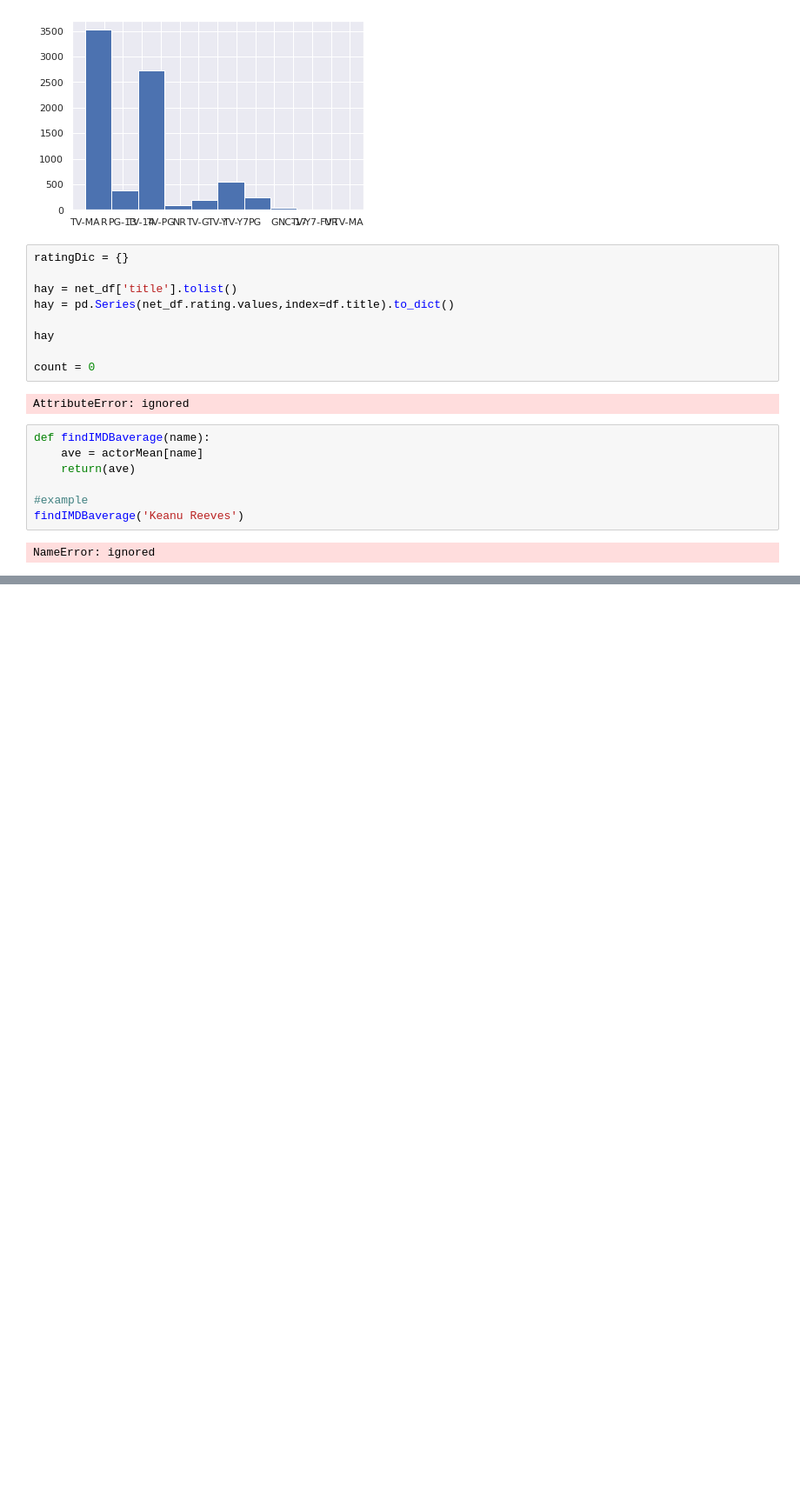
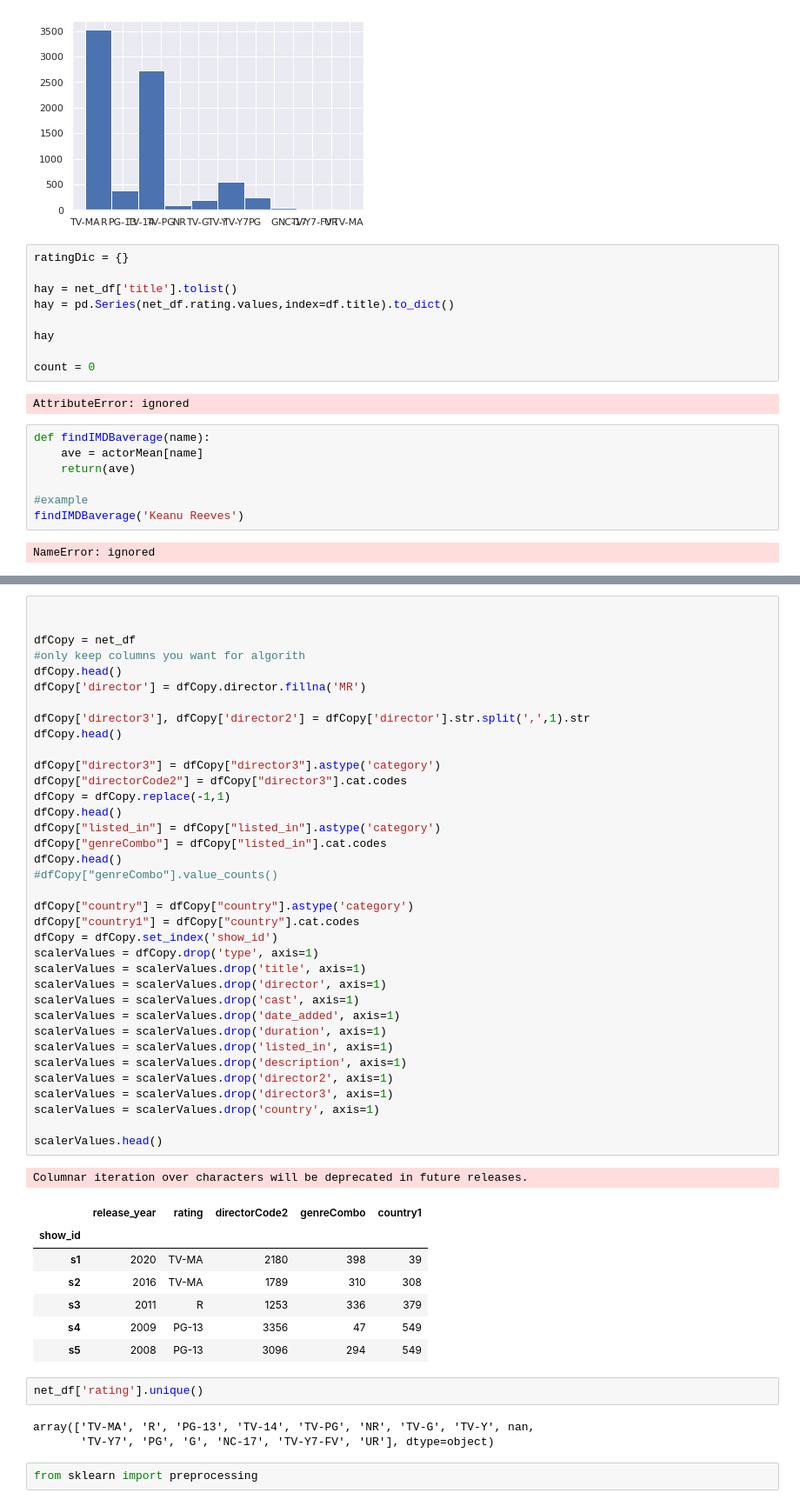
Before and after one commit to kumarirakhi19/NETFLIX-MOVIES-AND-TV-SHOWS-CLUSTERING, a Jupyter notebook: NETFLIX_MOVIES_AND_TV_SHOWS_CLUSTERING.ipynb, the cells around one changed output, grey strips where cells are left out. Shown at 87% size. Saved outputs shown, nothing was run; the diff lists cells and outputs as text; blank space fills up the shorter version.

```diff
--- a/NETFLIX_MOVIES_AND_TV_SHOWS_CLUSTERING.ipynb
+++ b/NETFLIX_MOVIES_AND_TV_SHOWS_CLUSTERING.ipynb
@@ -514,0 +554,52 @@ NameError: ignored
+# %%
+
+
+dfCopy = net_df
+#only keep columns you want for algorith
+dfCopy.head()
+dfCopy['director'] = dfCopy.director.fillna('MR')
+
+dfCopy['director3'], dfCopy['director2'] = dfCopy['director'].str.split(',',1).str
+dfCopy.head()
+
+dfCopy["director3"] = dfCopy["director3"].astype('category')
+dfCopy["directorCode2"] = dfCopy["director3"].cat.codes
+dfCopy = dfCopy.replace(-1,1)
+dfCopy.head()
+dfCopy["listed_in"] = dfCopy["listed_in"].astype('category')
+dfCopy["genreCombo"] = dfCopy["listed_in"].cat.codes
+dfCopy.head()
+#dfCopy["genreCombo"].value_counts()
+
+dfCopy["country"] = dfCopy["country"].astype('category')
+dfCopy["country1"] = dfCopy["country"].cat.codes
+dfCopy = dfCopy.set_index('show_id')
+scalerValues = dfCopy.drop('type', axis=1)
+scalerValues = scalerValues.drop('title', axis=1)
+scalerValues = scalerValues.drop('director', axis=1)
+scalerValues = scalerValues.drop('cast', axis=1)
+scalerValues = scalerValues.drop('date_added', axis=1)
+scalerValues = scalerValues.drop('duration', axis=1)
+scalerValues = scalerValues.drop('listed_in', axis=1)
+scalerValues = scalerValues.drop('description', axis=1)
+scalerValues = scalerValues.drop('director2', axis=1)
+scalerValues = scalerValues.drop('director3', axis=1)
+scalerValues = scalerValues.drop('country', axis=1)
+
+scalerValues.head()
+# %% [output]
+Columnar iteration over characters will be deprecated in future releases.
+|  | release_year | rating | directorCode2 | genreCombo | country1 |
+| show_id |  |  |  |  |  |
+| s1 | 2020 | TV-MA | 2180 | 398 | 39 |
+| s2 | 2016 | TV-MA | 1789 | 310 | 308 |
+| s3 | 2011 | R | 1253 | 336 | 379 |
+| s4 | 2009 | PG-13 | 3356 | 47 | 549 |
+| s5 | 2008 | PG-13 | 3096 | 294 | 549 |
+# %%
+net_df['rating'].unique()
+# %% [output]
+array(['TV-MA', 'R', 'PG-13', 'TV-14', 'TV-PG', 'NR', 'TV-G', 'TV-Y', nan,
+       'TV-Y7', 'PG', 'G', 'NC-17', 'TV-Y7-FV', 'UR'], dtype=object)
+# %%
+from sklearn import preprocessing
```
Also changed, not shown: parts of 10 cells of this notebook.
